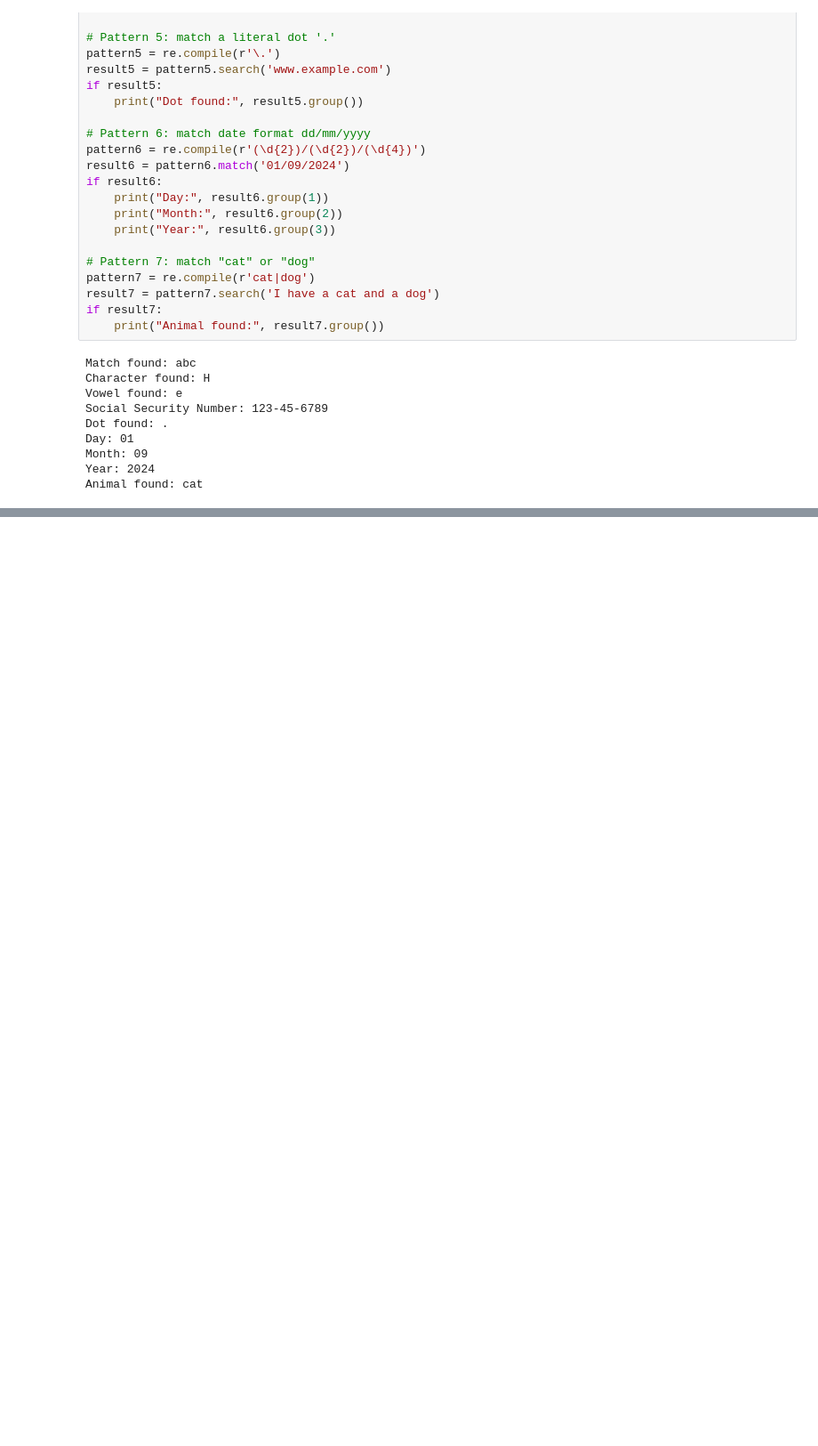
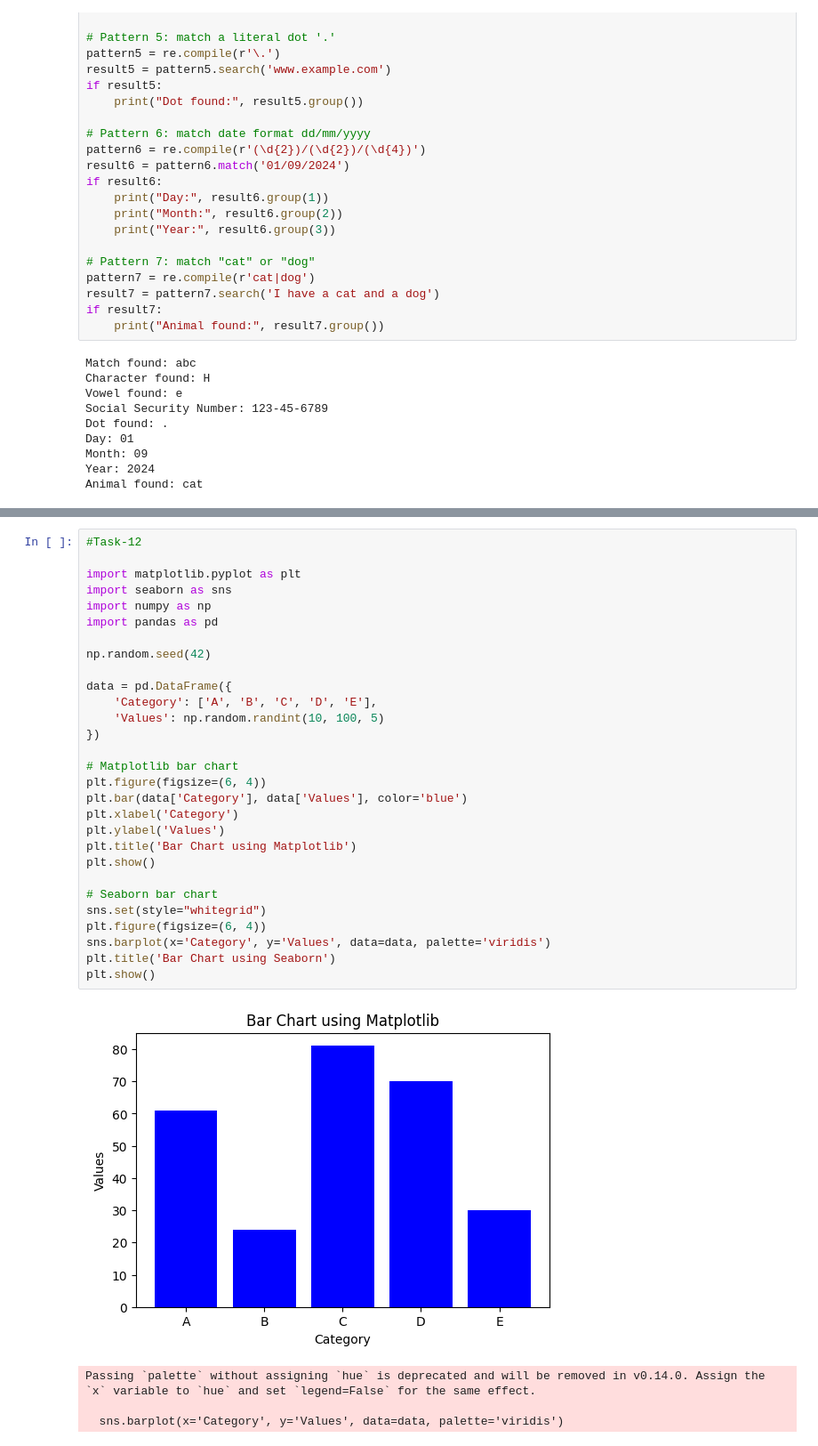
Before and after one commit to Praveen00115/NLP, a Jupyter notebook: Untitled1.ipynb, the cells around one changed output, grey strips where cells are left out. Shown: that part at 89% size. Cells and saved outputs as stored; diff of their text form; blank space fills up the shorter version.

```diff
--- a/Untitled1.ipynb
+++ b/Untitled1.ipynb
@@ -402,0 +595,34 @@ AttributeError: module 'nltk.downloader' has no attribute 'DownloadError'
+# %%
+#Task-12
+
+import matplotlib.pyplot as plt
+import seaborn as sns
+import numpy as np
+import pandas as pd
+
+np.random.seed(42)
+
+data = pd.DataFrame({
+    'Category': ['A', 'B', 'C', 'D', 'E'],
+    'Values': np.random.randint(10, 100, 5)
+})
+
+# Matplotlib bar chart
+plt.figure(figsize=(6, 4))
+plt.bar(data['Category'], data['Values'], color='blue')
+plt.xlabel('Category')
+plt.ylabel('Values')
+plt.title('Bar Chart using Matplotlib')
+plt.show()
+
+# Seaborn bar chart
+sns.set(style="whitegrid")
+plt.figure(figsize=(6, 4))
+sns.barplot(x='Category', y='Values', data=data, palette='viridis')
+plt.title('Bar Chart using Seaborn')
+plt.show()
+# %% [output]
+[figure, added]
+Passing `palette` without assigning `hue` is deprecated and will be removed in v0.14.0. Assign the `x` variable to `hue` and set `legend=False` for the same effect.
+
+  sns.barplot(x='Category', y='Values', data=data, palette='viridis')
```
Also changed, not shown: parts of 13 cells of this notebook.
